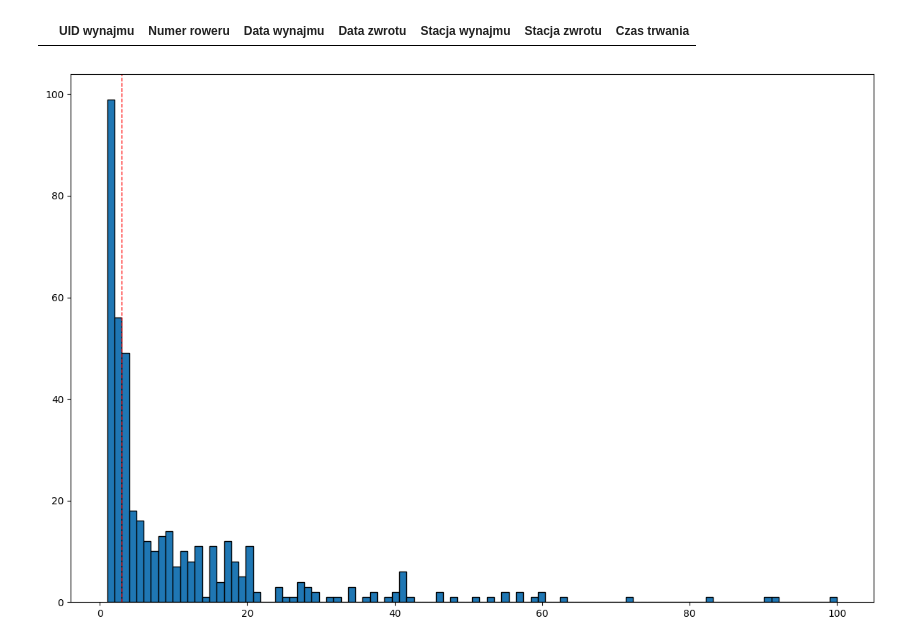
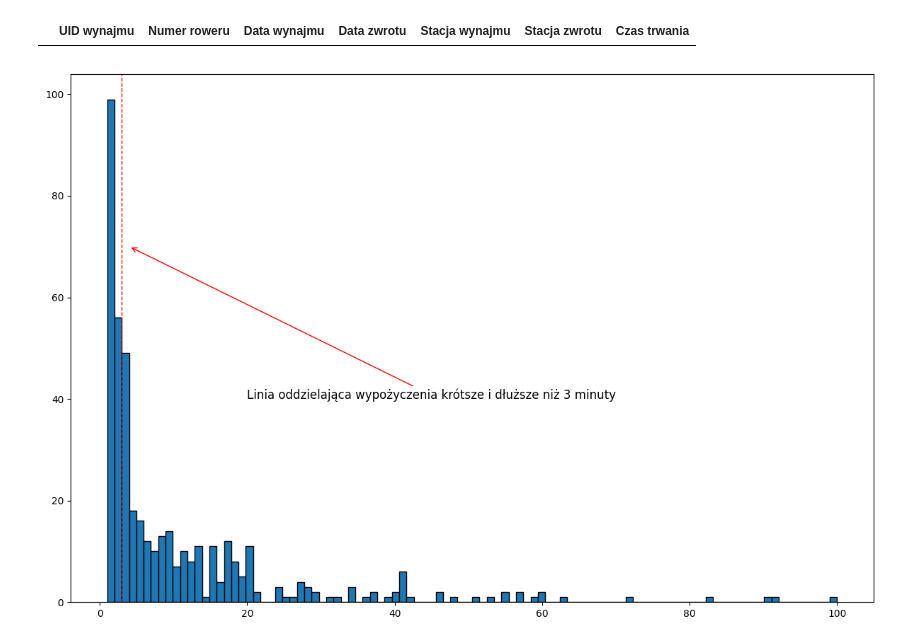
Before and after one commit to Vektor79/Zadania, a Jupyter notebook: 05_Wykresy/Materiały_na_zjazd/02_Wykresy/05_Dodatkowe elementy na wykresie/1_Wrocławskie rowery miejskie.ipynb, the cells around one changed output. Drawn from its saved outputs; the diff is of its cells as text; code cells hidden in the pictures.

```diff
--- a/05_Wykresy/Materiały_na_zjazd/02_Wykresy/05_Dodatkowe elementy na wykresie/1_Wrocławskie rowery miejskie.ipynb
+++ b/05_Wykresy/Materiały_na_zjazd/02_Wykresy/05_Dodatkowe elementy na wykresie/1_Wrocławskie rowery miejskie.ipynb
@@ -158,17 +159,20 @@ df_custom[df_custom["Czas trwania"] > 100]
 # %%
 # bins - koszyczki, 100 bo jeden słupek ma być jedną minutą
 fig, ax = plt.subplots(figsize=(12, 8))
 
 ax.hist(df_custom["Czas trwania"], bins=100, edgecolor="black")
 
 # pionowa czyli wertical, x to 3 - bo od 3 minut, linewidth to szerokość tej linii
 ax.axvline(3, color="red", linestyle="--", linewidth=1)
-
-
-
-
+ax.annotate(
+    "Linia oddzielająca wypożyczenia krótsze i dłuższe niż 3 minuty",
+    xy=(4, 70),
+    xytext=(20, 40),
+    fontsize=12,
+    arrowprops=dict(arrowstyle="->", color="red", lw=1)
+)
 
 plt.tight_layout()
 plt.show()
 # %% [output]
-[figure, old version]
+[figure, new version]
```
Also changed, not shown: parts of 1 cell of this notebook.
